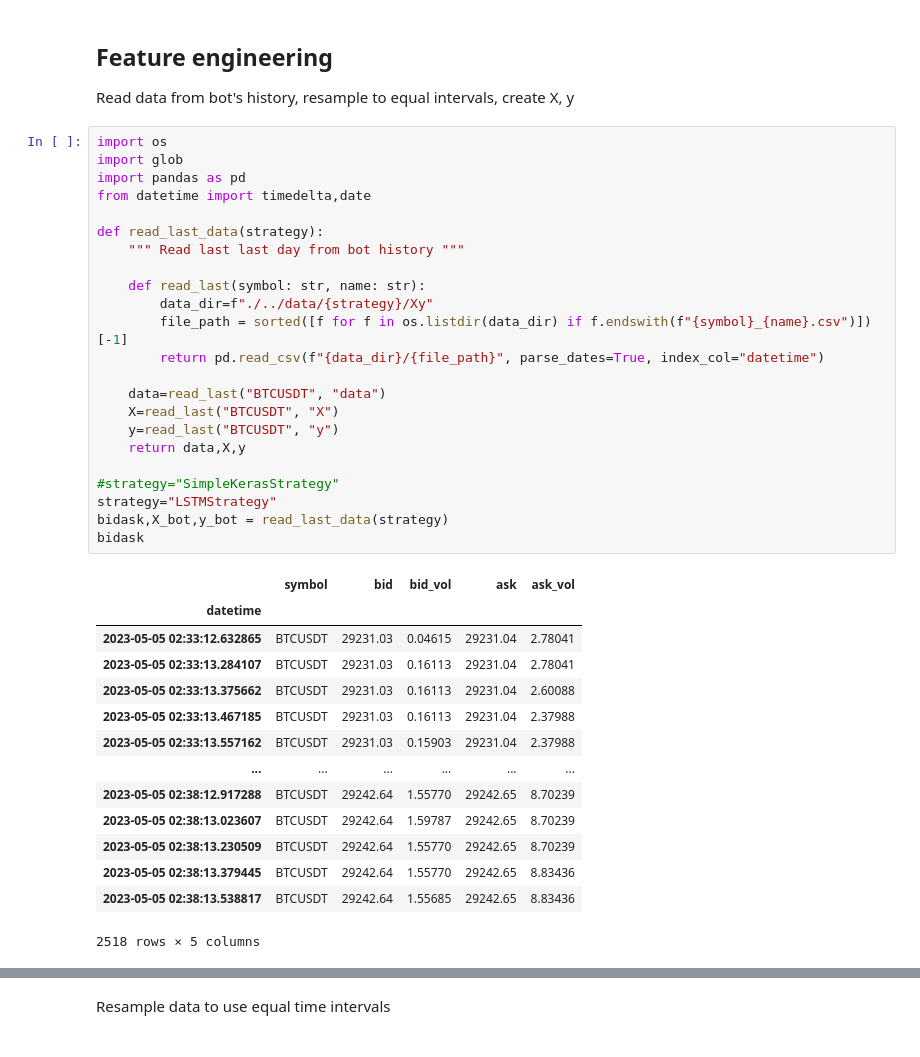
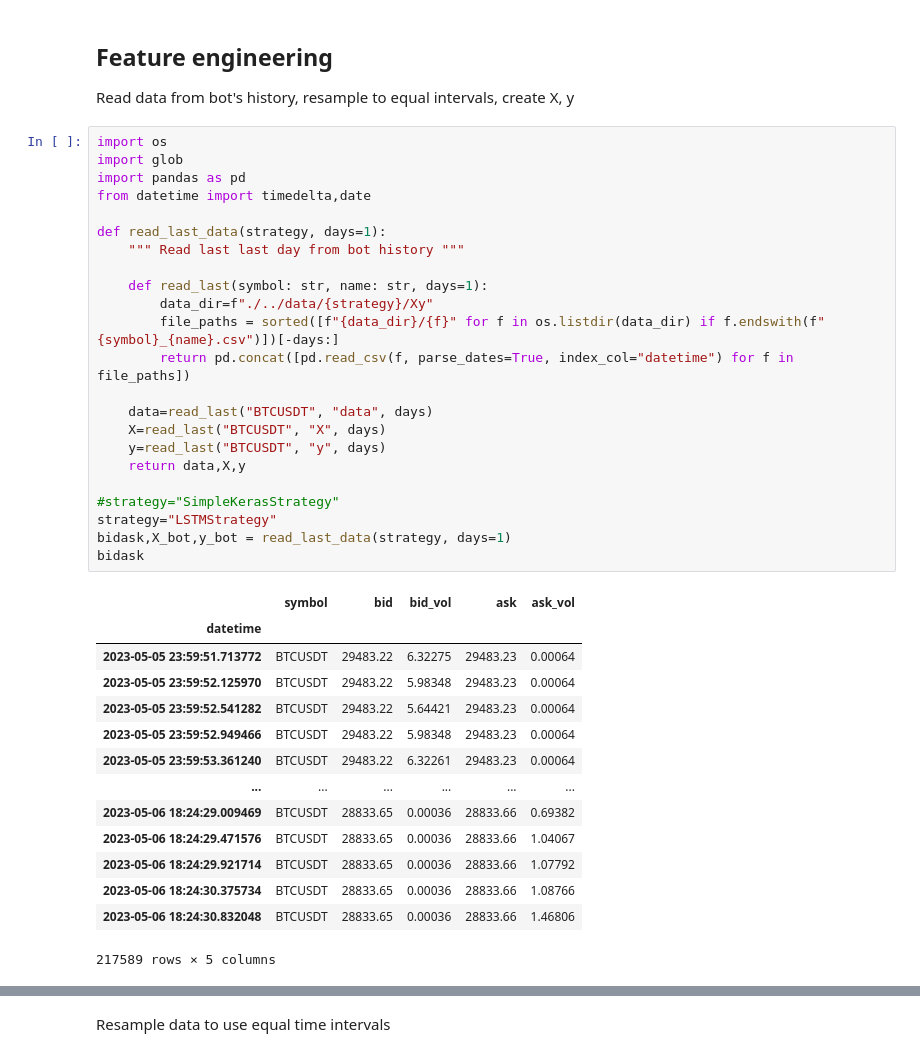
Before and after one commit to DmitryPukhov/pytrade2, a Jupyter notebook: analysis/Predict low high models.ipynb, the cells around one changed output, grey strips where cells are left out. Drawn from its saved outputs; the diff is of its cells as text.

```diff
--- a/analysis/Predict low high models.ipynb
+++ b/analysis/Predict low high models.ipynb
@@ -45,38 +45,38 @@ Read data from bot's history, resample to equal intervals, create X, y
 # %%
 import os
 import glob
 import pandas as pd
 from datetime import timedelta,date
 
-def read_last_data(strategy):
+def read_last_data(strategy, days=1):
     """ Read last last day from bot history """
 
-    def read_last(symbol: str, name: str):
+    def read_last(symbol: str, name: str, days=1):
         data_dir=f"./../data/{strategy}/Xy"
-        file_path = sorted([f for f in os.listdir(data_dir) if f.endswith(f"{symbol}_{name}.csv")])[-1]
-        return pd.read_csv(f"{data_dir}/{file_path}", parse_dates=True, index_col="datetime")
+        file_paths = sorted([f"{data_dir}/{f}" for f in os.listdir(data_dir) if f.endswith(f"{symbol}_{name}.csv")])[-days:]
+        return pd.concat([pd.read_csv(f, parse_dates=True, index_col="datetime") for f in file_paths])
 
-    data=read_last("BTCUSDT", "data")
-    X=read_last("BTCUSDT", "X")
-    y=read_last("BTCUSDT", "y")
+    data=read_last("BTCUSDT", "data", days)
+    X=read_last("BTCUSDT", "X", days)
+    y=read_last("BTCUSDT", "y", days)
     return data,X,y
 
 #strategy="SimpleKerasStrategy"
 strategy="LSTMStrategy"
-bidask,X_bot,y_bot = read_last_data(strategy)
+bidask,X_bot,y_bot = read_last_data(strategy, days=1)
 bidask
 # %% [output]
 |  | symbol | bid | bid_vol | ask | ask_vol |
 | datetime |  |  |  |  |  |
-| 2023-05-05 02:33:12.632865 | BTCUSDT | 29231.03 | 0.04615 | 29231.04 | 2.78041 |
-| 2023-05-05 02:33:13.284107 | BTCUSDT | 29231.03 | 0.16113 | 29231.04 | 2.78041 |
-| 2023-05-05 02:33:13.375662 | BTCUSDT | 29231.03 | 0.16113 | 29231.04 | 2.60088 |
-| 2023-05-05 02:33:13.467185 | BTCUSDT | 29231.03 | 0.16113 | 29231.04 | 2.37988 |
-| 2023-05-05 02:33:13.557162 | BTCUSDT | 29231.03 | 0.15903 | 29231.04 | 2.37988 |
+| 2023-05-05 23:59:51.713772 | BTCUSDT | 29483.22 | 6.32275 | 29483.23 | 0.00064 |
+| 2023-05-05 23:59:52.125970 | BTCUSDT | 29483.22 | 5.98348 | 29483.23 | 0.00064 |
+| 2023-05-05 23:59:52.541282 | BTCUSDT | 29483.22 | 5.64421 | 29483.23 | 0.00064 |
+| 2023-05-05 23:59:52.949466 | BTCUSDT | 29483.22 | 5.98348 | 29483.23 | 0.00064 |
+| 2023-05-05 23:59:53.361240 | BTCUSDT | 29483.22 | 6.32261 | 29483.23 | 0.00064 |
 | ... | ... | ... | ... | ... | ... |
-| 2023-05-05 02:38:12.917288 | BTCUSDT | 29242.64 | 1.55770 | 29242.65 | 8.70239 |
-| 2023-05-05 02:38:13.023607 | BTCUSDT | 29242.64 | 1.59787 | 29242.65 | 8.70239 |
-| 2023-05-05 02:38:13.230509 | BTCUSDT | 29242.64 | 1.55770 | 29242.65 | 8.70239 |
-| 2023-05-05 02:38:13.379445 | BTCUSDT | 29242.64 | 1.55770 | 29242.65 | 8.83436 |
-| 2023-05-05 02:38:13.538817 | BTCUSDT | 29242.64 | 1.55685 | 29242.65 | 8.83436 |
+| 2023-05-06 18:24:29.009469 | BTCUSDT | 28833.65 | 0.00036 | 28833.66 | 0.69382 |
+| 2023-05-06 18:24:29.471576 | BTCUSDT | 28833.65 | 0.00036 | 28833.66 | 1.04067 |
+| 2023-05-06 18:24:29.921714 | BTCUSDT | 28833.65 | 0.00036 | 28833.66 | 1.07792 |
+| 2023-05-06 18:24:30.375734 | BTCUSDT | 28833.65 | 0.00036 | 28833.66 | 1.08766 |
+| 2023-05-06 18:24:30.832048 | BTCUSDT | 28833.65 | 0.00036 | 28833.66 | 1.46806 |
-2518 rows × 5 columns
+217589 rows × 5 columns
```
Also changed, not shown: parts of 3 cells of this notebook, 1 other file.
